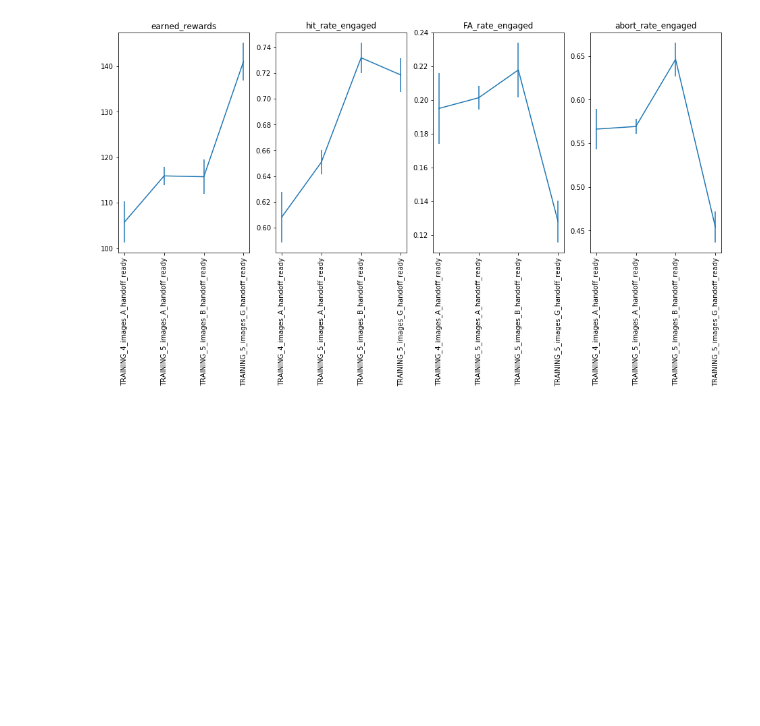
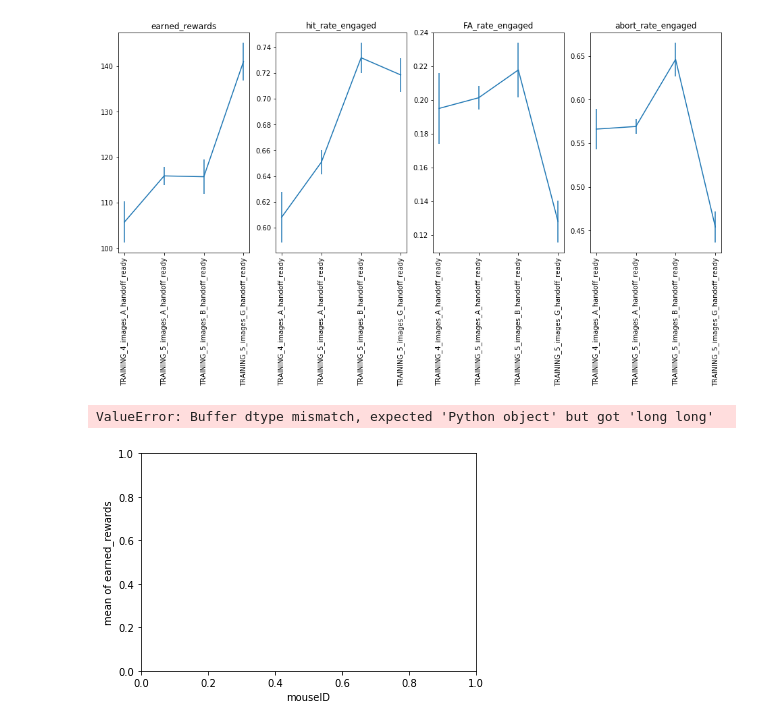
Before and after one commit to taminar/mouseBehaviorData, a Jupyter notebook: slc mice new criterion.ipynb, the cells around one changed output. Drawn from its saved outputs; the diff is of its cells as text; code cells hidden in the pictures; blank space fills up the shorter version.

```diff
--- a/slc mice new criterion.ipynb
+++ b/slc mice new criterion.ipynb
@@ -342,0 +347,5 @@ Name: earned_rewards, dtype: int64
+# %%
+interaction_plot(hrd['mouseID'], hrd['rig'], hrd['earned_rewards'])
+# %% [output]
+ValueError: Buffer dtype mismatch, expected 'Python object' but got 'long long'
+[figure, added]
```
Also changed, not shown: parts of 6 cells of this notebook, 2 other files.
